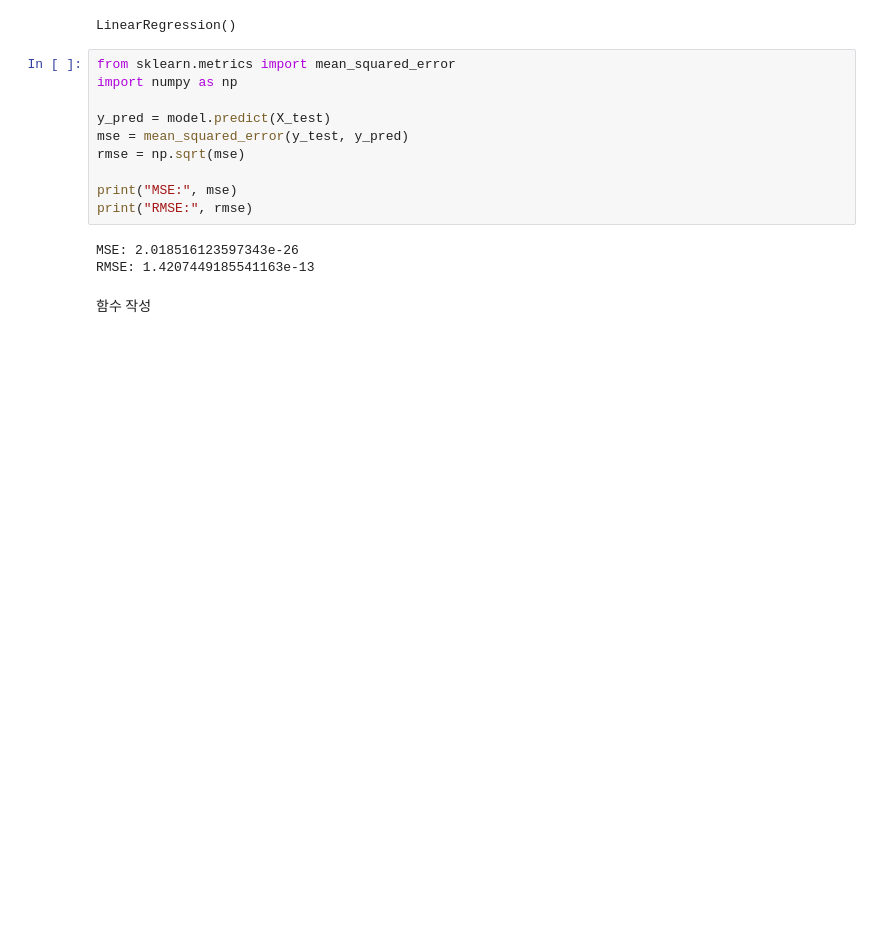
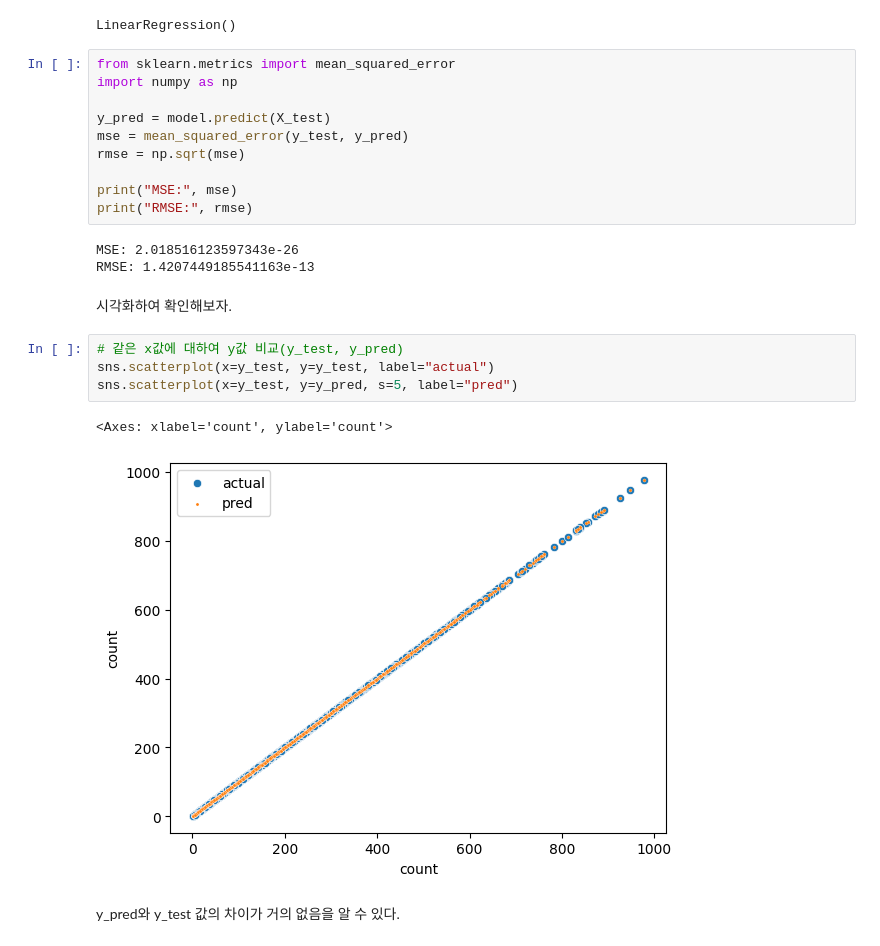
Before and after one commit to Suho0314/AIFFEL_quest_rs, a Jupyter notebook: Exploration/Ex01/project2.ipynb, the cells around one changed output. Drawn from its saved outputs; the diff is of its cells as text; blank space fills up the shorter version.

```diff
--- a/Exploration/Ex01/project2.ipynb
+++ b/Exploration/Ex01/project2.ipynb
@@ -127,5 +127,14 @@ print("RMSE:", rmse)
 # %% [output]
 MSE: 2.018516123597343e-26
 RMSE: 1.4207449185541163e-13
-# %% [markdown]
-함수 작성
+# %% [markdown]
+시각화하여 확인해보자.
+# %%
+# 같은 x값에 대하여 y값 비교(y_test, y_pred)
+sns.scatterplot(x=y_test, y=y_test, label="actual")
+sns.scatterplot(x=y_test, y=y_pred, s=5, label="pred")
+# %% [output]
+<Axes: xlabel='count', ylabel='count'>
+[figure, added]
+# %% [markdown]
+y_pred와 y_test 값의 차이가 거의 없음을 알 수 있다.
```
Also changed, not shown: 1 other file.
